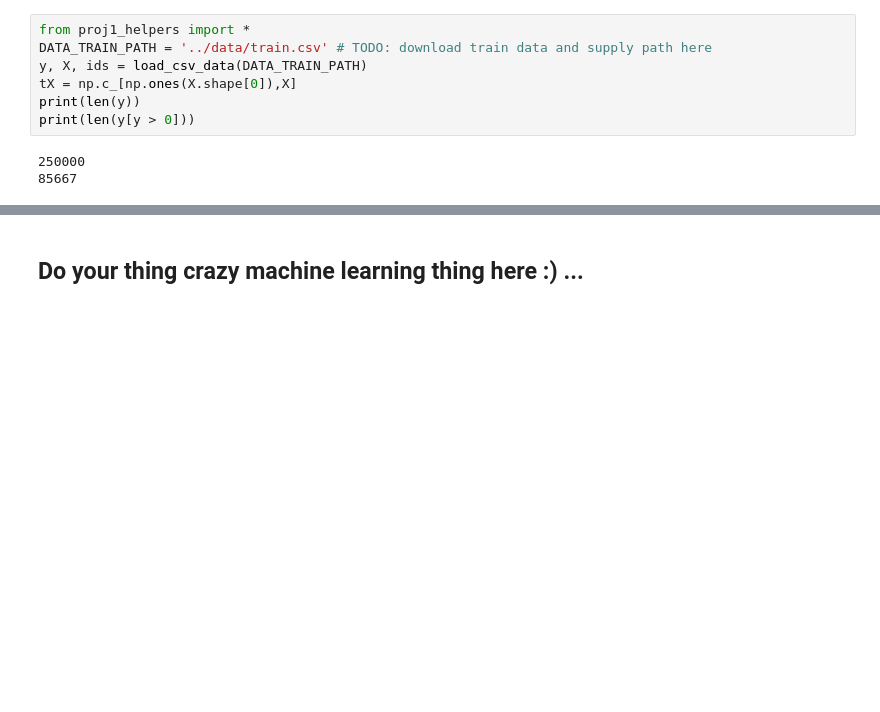
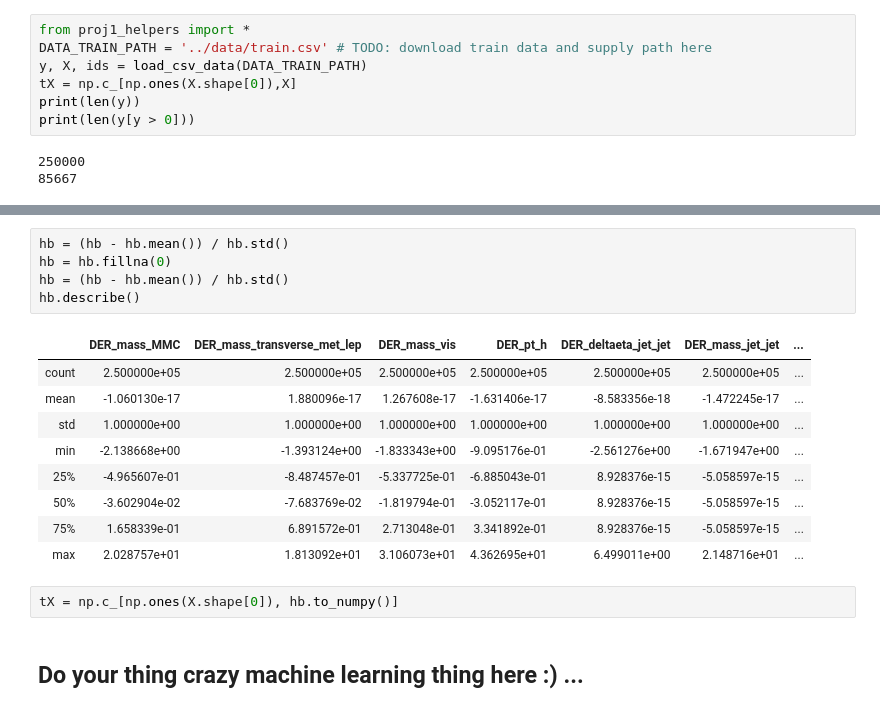
Before and after one commit to robinmamie/machine_learning, a Jupyter notebook: project1/scripts/project1.ipynb, the cells around one changed output, grey strips where cells are left out. Cells and saved outputs as stored; diff of their text form; blank space fills up the shorter version.

```diff
--- a/project1/scripts/project1.ipynb
+++ b/project1/scripts/project1.ipynb
@@ -72,3 +55,20 @@ tX = hb.to_numpy()
+# %%
+hb = (hb - hb.mean()) / hb.std()
+hb = hb.fillna(0)
+hb = (hb - hb.mean()) / hb.std()
+hb.describe()
+# %% [output]
+|  | DER_mass_MMC | DER_mass_transverse_met_lep | DER_mass_vis | DER_pt_h | DER_deltaeta_jet_jet | DER_mass_jet_jet | ... |
+| count | 2.500000e+05 | 2.500000e+05 | 2.500000e+05 | 2.500000e+05 | 2.500000e+05 | 2.500000e+05 | ... |
+| mean | -1.060130e-17 | 1.880096e-17 | 1.267608e-17 | -1.631406e-17 | -8.583356e-18 | -1.472245e-17 | ... |
+| std | 1.000000e+00 | 1.000000e+00 | 1.000000e+00 | 1.000000e+00 | 1.000000e+00 | 1.000000e+00 | ... |
+| min | -2.138668e+00 | -1.393124e+00 | -1.833343e+00 | -9.095176e-01 | -2.561276e+00 | -1.671947e+00 | ... |
+| 25% | -4.965607e-01 | -8.487457e-01 | -5.337725e-01 | -6.885043e-01 | 8.928376e-15 | -5.058597e-15 | ... |
+| 50% | -3.602904e-02 | -7.683769e-02 | -1.819794e-01 | -3.052117e-01 | 8.928376e-15 | -5.058597e-15 | ... |
+| 75% | 1.658339e-01 | 6.891572e-01 | 2.713048e-01 | 3.341892e-01 | 8.928376e-15 | -5.058597e-15 | ... |
+| max | 2.028757e+01 | 1.813092e+01 | 3.106073e+01 | 4.362695e+01 | 6.499011e+00 | 2.148716e+01 | ... |
+# %%
+tX = np.c_[np.ones(X.shape[0]), hb.to_numpy()]
 # %% [markdown]
 ## Do your thing crazy machine learning thing here :) ...
 # %%
```
Also changed, not shown: parts of 13 cells of this notebook.
